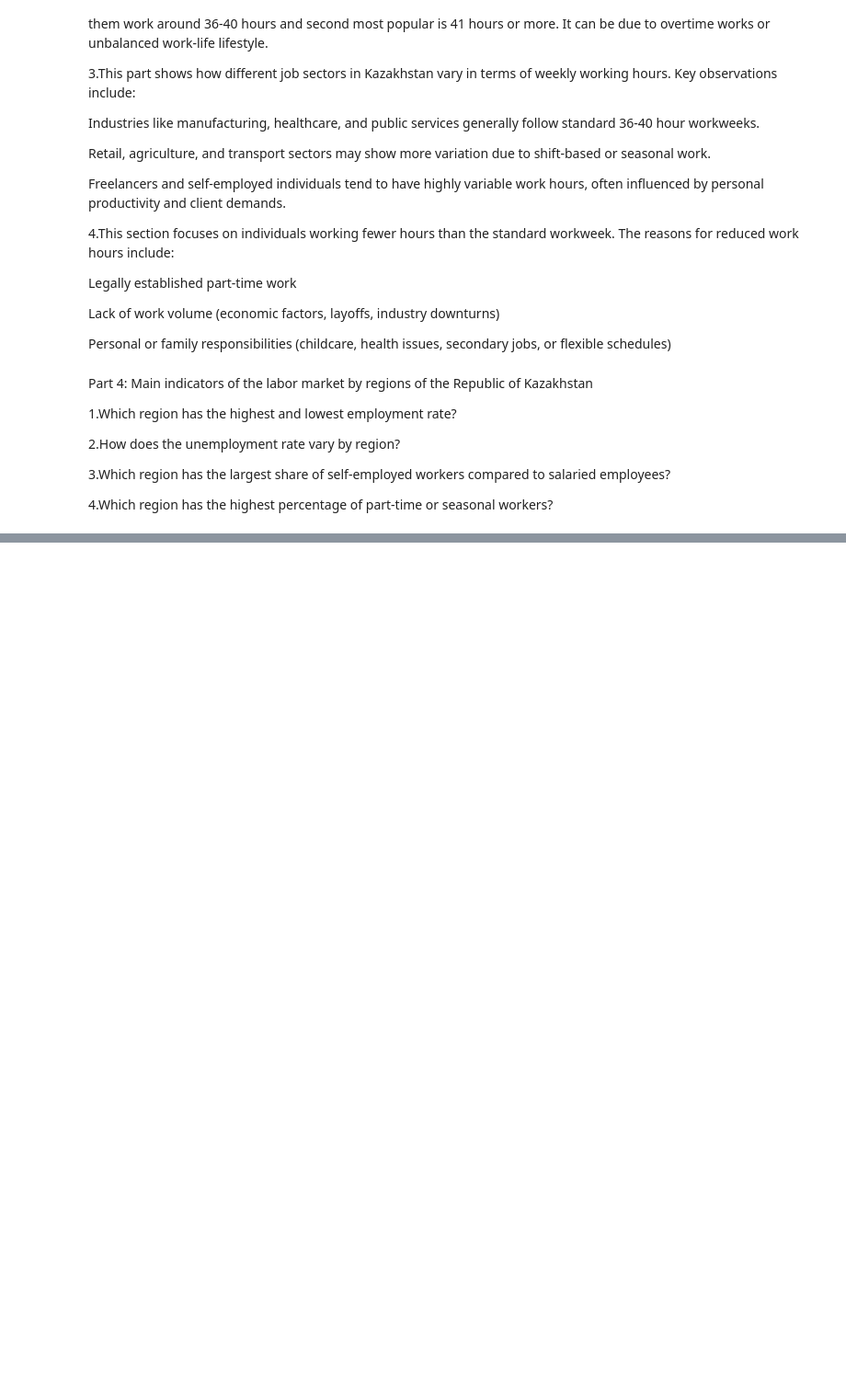
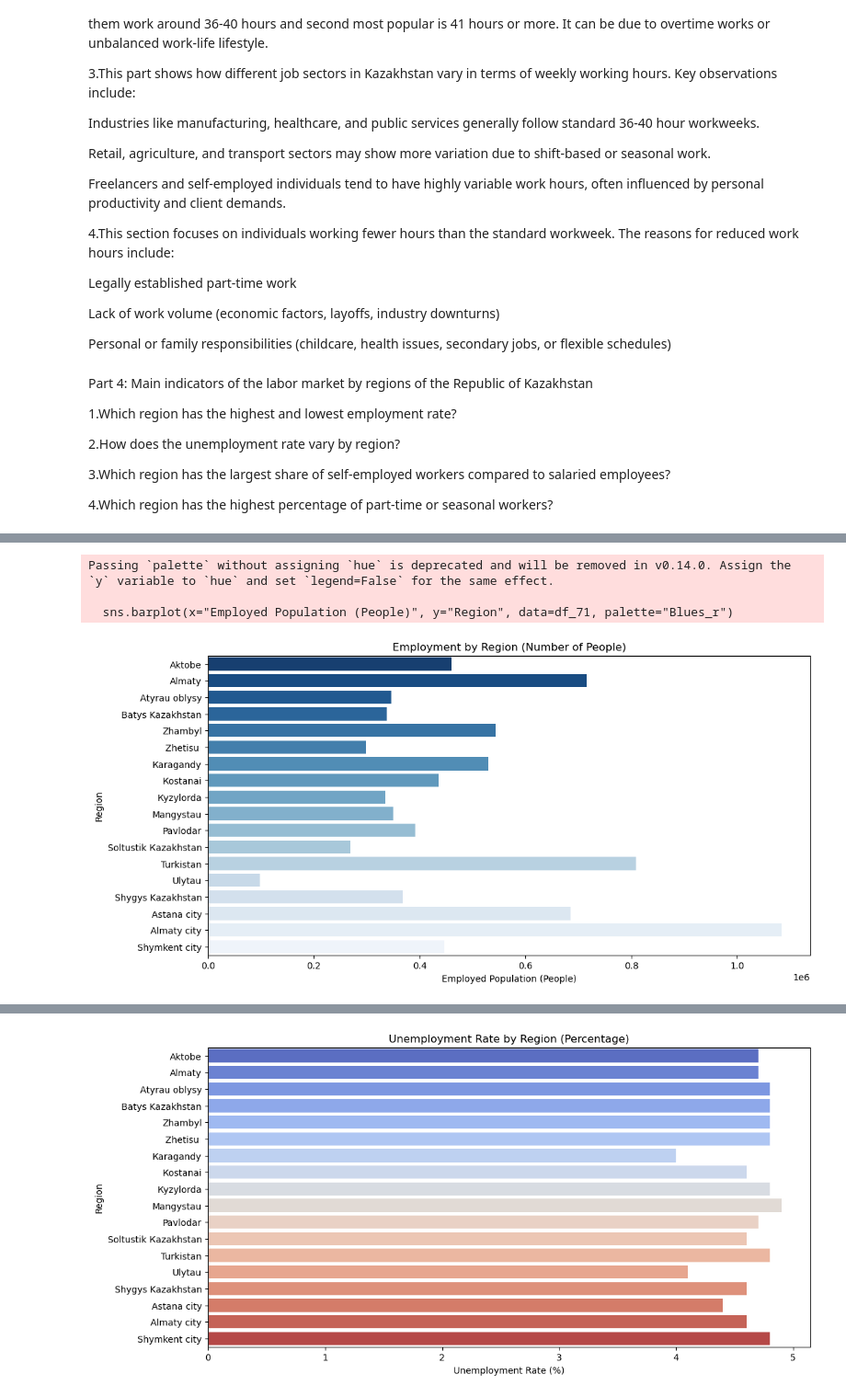
Before and after one commit to bochida/Economic-and-Employment-analysis-of-2024, a Jupyter notebook: python_analysis.ipynb, the cells around one changed output, grey strips where cells are left out. Shown at 92% size. Saved outputs shown, nothing was run; the diff lists cells and outputs as text; code cells hidden in the pictures; blank space fills up the shorter version.

Commit message:
correcting part 4

```diff
--- a/python_analysis.ipynb
+++ b/python_analysis.ipynb
@@ -648,0 +666,79 @@ df_71.head(21)
+# %%
+df_71 = df_71.iloc[1:21].reset_index(drop=True)
+numeric_columns = df_71.columns[1:]
+
+
+df_71["Employment Rate (%)"] = (df_71["Employed Population (People)"] / df_71["Labor Force (People)"]) * 100
+
+highest_employment = df_71.loc[df_71["Employment Rate (%)"].idxmax()]
+lowest_employment = df_71.loc[df_71["Employment Rate (%)"].idxmin()]
+
+
+plt.figure(figsize=(12, 6))
+sns.barplot(x="Employed Population (People)", y="Region", data=df_71, palette="Blues_r")
+plt.xlabel("Employed Population (People)")
+plt.ylabel("Region")
+plt.title("Employment by Region (Number of People)")
+plt.show()
+
+
+plt.figure(figsize=(12, 6))
+sns.barplot(x="Unemployment Rate (%)", y="Region", data=df_71, palette="coolwarm")
+plt.xlabel("Unemployment Rate (%)")
+plt.ylabel("Region")
+plt.title("Unemployment Rate by Region (Percentage)")
+plt.show()
+
+plt.figure(figsize=(12, 6))
+sns.barplot(x="Unemployed Population (People)", y="Region", data=df_71, palette="Reds_r")
+plt.xlabel("Unemployed Population (People)")
+plt.ylabel("Region")
+plt.title("Unemployed Population by Region (Number of People)")
+plt.show()
+
+
+df_71["Self-Employment Share (%)"] = (df_71["Self-Employed Workers"] / df_71["Employed Population (People)"]) * 100
+highest_self_employed = df_71.loc[df_71["Self-Employment Share (%)"].idxmax()]
+
+plt.figure(figsize=(12, 6))
+sns.barplot(x="Self-Employment Share (%)", y="Region", data=df_71, palette="magma")
+plt.xlabel("Self-Employment Share (%)")
+plt.ylabel("Region")
+plt.title("Self-Employment Share by Region (Percentage)")
+plt.show()
+
+plt.figure(figsize=(12, 6))
+sns.barplot(x="Self-Employed Workers", y="Region", data=df_71, palette="Purples_r")
+plt.xlabel("Self-Employed Workers")
+plt.ylabel("Region")
+plt.title("Self-Employed Workers by Region (Number of People)")
+plt.show()
+
+
+df_71["Part-Time/Seasonal Share (%)"] = (df_71["Persons Not in Labor Force (People)"] / df_71["Labor Force (People)"]) * 100
+highest_part_time = df_71.loc[df_71["Part-Time/Seasonal Share (%)"].idxmax()]
+
+plt.figure(figsize=(12, 6))
+sns.barplot(x="Part-Time/Seasonal Share (%)", y="Region", data=df_71, palette="plasma")
+plt.xlabel("Part-Time/Seasonal Share (%)")
+plt.ylabel("Region")
+plt.title("Part-Time/Seasonal Work Share by Region (Percentage)")
+plt.show()
+
+plt.figure(figsize=(12, 6))
+sns.barplot(x="Persons Not in Labor Force (People)", y="Region", data=df_71, palette="Greens_r")
+plt.xlabel("Persons Not in Labor Force (People)")
+plt.ylabel("Region")
+plt.title("People Not in the Labor Force by Region (Number of People)")
+plt.show()
+
+
+print(f"Region with Highest Employment Rate: {highest_employment['Region']} ({highest_employment['Employment Rate (%)']:.2f}%)")
+print(f"Region with Lowest Employment Rate: {lowest_employment['Region']} ({lowest_employment['Employment Rate (%)']:.2f}%)")
+print(f"Region with Highest Self-Employment Share: {highest_self_employed['Region']} ({highest_self_employed['Self-Employment Share (%)']:.2f}%)")
+print(f"Region with Highest Part-Time/Seasonal Share: {highest_part_time['Region']} ({highest_part_time['Part-Time/Seasonal Share (%)']:.2f}%)")
+# %% [output]
+Passing `palette` without assigning `hue` is deprecated and will be removed in v0.14.0. Assign the `y` variable to `hue` and set `legend=False` for the same effect.
+
+  sns.barplot(x="Employed Population (People)", y="Region", data=df_71, palette="Blues_r")
+[figure, added]
@@ -648,0 +748 @@ df_71.head(21)
+[figure, added]
```
Also changed, not shown: parts of 3 cells of this notebook.
